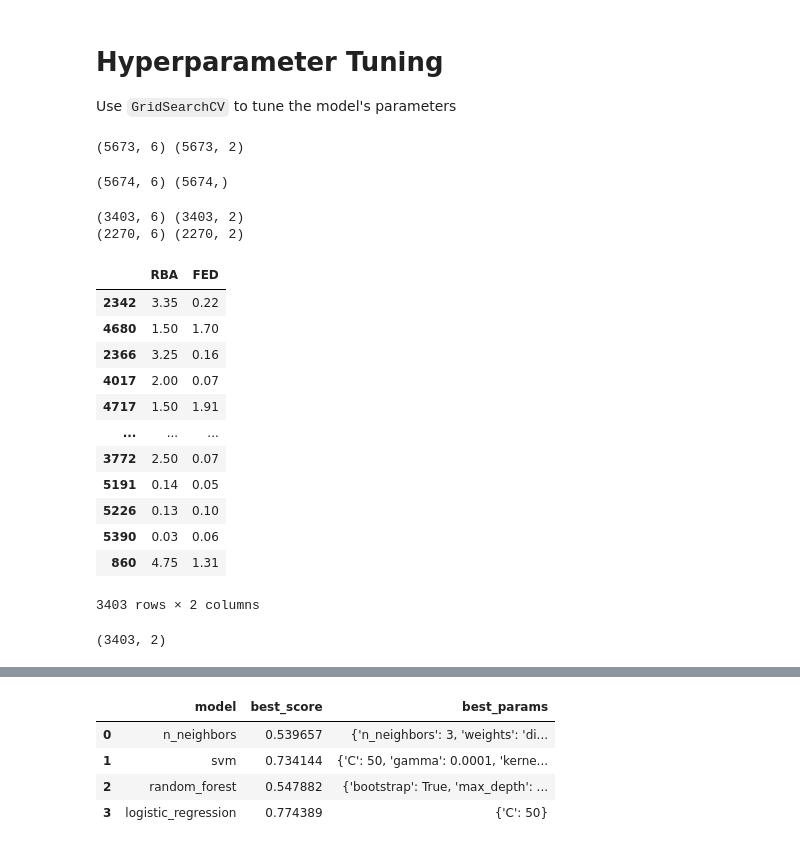
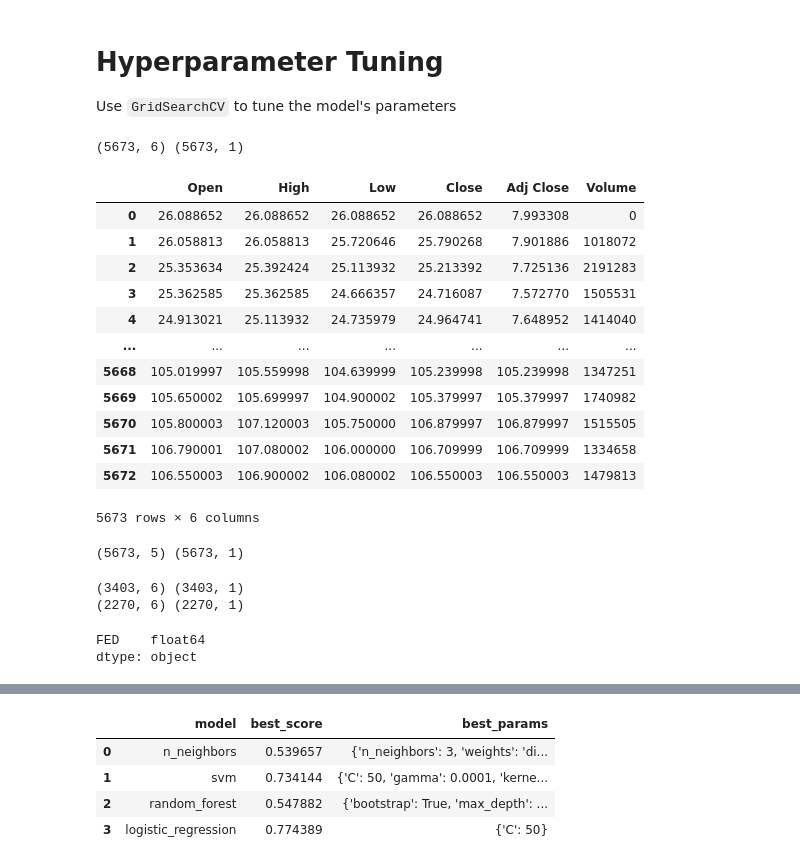
Before and after one commit to antoinetteboyle/Demystifying-ML, a Jupyter notebook: shares/m_models/extra_models/model_InterestRates.ipynb, the cells around one changed output, grey strips where cells are left out. Cells and saved outputs as stored; diff of their text form; code cells hidden in the pictures.

```diff
--- a/shares/m_models/extra_models/model_InterestRates.ipynb
+++ b/shares/m_models/extra_models/model_InterestRates.ipynb
@@ -259,33 +272,47 @@ Use `GridSearchCV` to tune the model's parameters
 # %%
 import matplotlib.pyplot as plt
 import numpy as np
 import pandas as pd
 
-df_stock1 = pd.read_csv("./data/cba.csv")#,index_col="Date",parse_dates=True)
+df_stock1 = pd.read_csv("../../static/data/cba.csv")#,index_col="Date",parse_dates=True)
 # Drop the null columns where all values are null
 df_stock2 = df_stock1.dropna(axis='columns', how='all')
 # Drop the null rows
 df_stock3 = df_stock2.dropna()
 # Drop the last rows to test prediction to actual
 df_stock_less1= df_stock3.iloc[:-1,:]
 
 # SET X and y
 # Drop last 3 columns Sentiment RBA FED
 N=3
 df = df_stock_less1.iloc[: , :-N]
 
 X_data = df.drop("Date", axis=1)
-y_target = df_stock_less1.iloc[:,8:]
+y_target = df_stock_less1.iloc[:,9:]
 print(X_data.shape, y_target.shape)
+X_data
 # %% [output]
-(5673, 6) (5673, 2)
+(5673, 6) (5673, 1)
+|  | Open | High | Low | Close | Adj Close | Volume |
+| 0 | 26.088652 | 26.088652 | 26.088652 | 26.088652 | 7.993308 | 0 |
+| 1 | 26.058813 | 26.058813 | 25.720646 | 25.790268 | 7.901886 | 1018072 |
+| 2 | 25.353634 | 25.392424 | 25.113932 | 25.213392 | 7.725136 | 2191283 |
+| 3 | 25.362585 | 25.362585 | 24.666357 | 24.716087 | 7.572770 | 1505531 |
+| 4 | 24.913021 | 25.113932 | 24.735979 | 24.964741 | 7.648952 | 1414040 |
+| ... | ... | ... | ... | ... | ... | ... |
+| 5668 | 105.019997 | 105.559998 | 104.639999 | 105.239998 | 105.239998 | 1347251 |
+| 5669 | 105.650002 | 105.699997 | 104.900002 | 105.379997 | 105.379997 | 1740982 |
+| 5670 | 105.800003 | 107.120003 | 105.750000 | 106.879997 | 106.879997 | 1515505 |
+| 5671 | 106.790001 | 107.080002 | 106.000000 | 106.709999 | 106.709999 | 1334658 |
+| 5672 | 106.550003 | 106.900002 | 106.080002 | 106.550003 | 106.550003 | 1479813 |
+5673 rows × 6 columns
 # %%
 #In X_data keep only featured cols
 
-X_data_featured = X_data.iloc[:,[1,2,3,4,5,6]]
+X_data_featured = X_data.iloc[:,[1,2,3,4,5]]
 print(X_data_featured.shape,y_target.shape)
 # %% [output]
-(5674, 6) (5674,)
+(5673, 5) (5673, 1)
 # %%
 # Split data and target into training and testing
 from sklearn.model_selection import train_test_split
@@ -293,24 +320,13 @@ X_data_train, X_data_test, y_target_train, y_target_test = train_test_split(X_da
 print(X_data_train.shape,y_target_train.shape)
 print(X_data_test.shape,y_target_test.shape)
 # %% [output]
-(3403, 6) (3403, 2)
-(2270, 6) (2270, 2)
+(3403, 6) (3403, 1)
+(2270, 6) (2270, 1)
 # %%
-y_target_train
+y_target_train.dtypes
 # %% [output]
-|  | RBA | FED |
-| 2342 | 3.35 | 0.22 |
-| 4680 | 1.50 | 1.70 |
-| 2366 | 3.25 | 0.16 |
-| 4017 | 2.00 | 0.07 |
-| 4717 | 1.50 | 1.91 |
-| ... | ... | ... |
-| 3772 | 2.50 | 0.07 |
-| 5191 | 0.14 | 0.05 |
-| 5226 | 0.13 | 0.10 |
-| 5390 | 0.03 | 0.06 |
-| 860 | 4.75 | 1.31 |
-3403 rows × 2 columns
+FED    float64
+dtype: object
 # %%
 from sklearn.preprocessing import MinMaxScaler
 
@@ -321,10 +337,6 @@ X_data_test_scaled = X_scaler.transform(X_data_test)
 y_scaler = MinMaxScaler().fit(y_target_train)
 y_target_train_scaled = y_scaler.transform(y_target_train)
 y_target_test_scaled = y_scaler.transform(y_target_test)
-
-y_target_train_scaled.shape
-# %% [output]
-(3403, 2)
 # %%
 from sklearn.neighbors import KNeighborsClassifier
 from sklearn import svm
```
Also changed, not shown: parts of 8 cells of this notebook, 10 other files.
